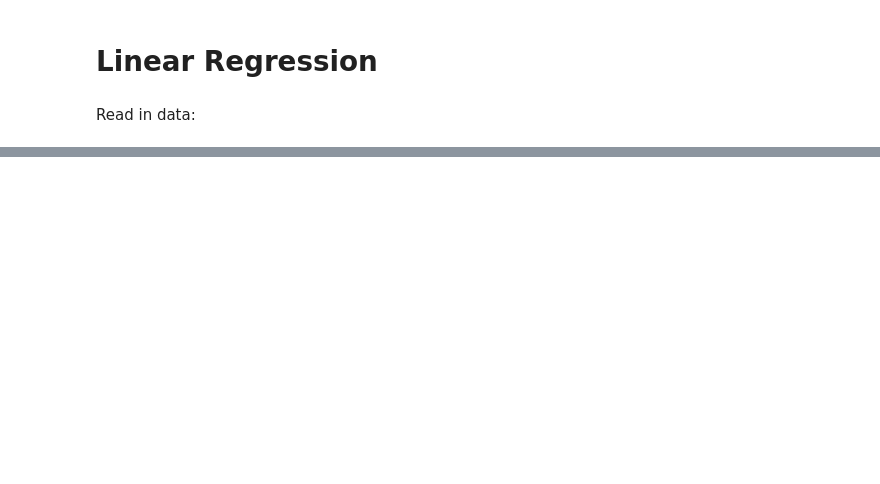
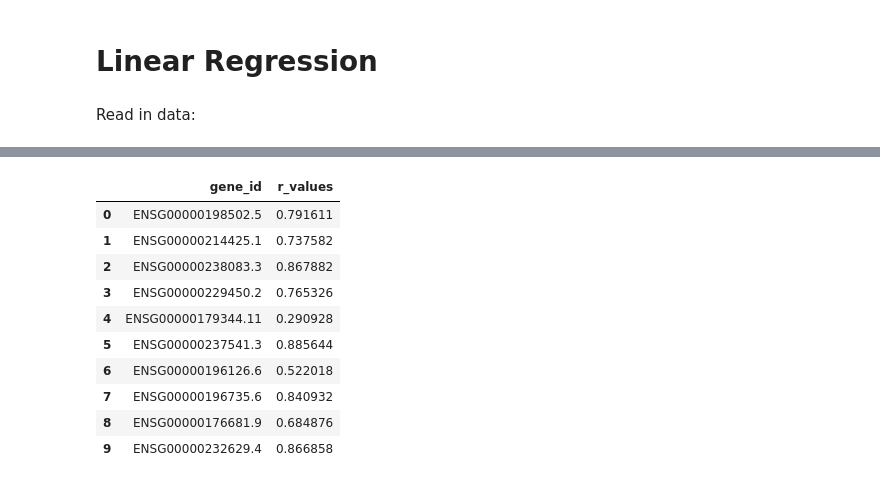
Before and after one commit to SarahOuologuem/lm-eqtl, a Jupyter notebook: task2/linear_regression.ipynb, the cells around one changed output, grey strips where cells are left out. Saved outputs shown, nothing was run; the diff lists cells and outputs as text; code cells hidden in the pictures; blank space fills up the shorter version.

```diff
--- a/task2/linear_regression.ipynb
+++ b/task2/linear_regression.ipynb
@@ -145,0 +120,16 @@ plt.show()
+# %%
+train_df = pd.DataFrame({"gene_id": r_values_train.keys(), "r_values": r_values_train.values()})
+test_df = pd.DataFrame({"gene_id": r_values_test.keys(), "r_values": r_values_test.values()})
+train_df
+# %% [output]
+|  | gene_id | r_values |
+| 0 | ENSG00000198502.5 | 0.791611 |
+| 1 | ENSG00000214425.1 | 0.737582 |
+| 2 | ENSG00000238083.3 | 0.867882 |
+| 3 | ENSG00000229450.2 | 0.765326 |
+| 4 | ENSG00000179344.11 | 0.290928 |
+| 5 | ENSG00000237541.3 | 0.885644 |
+| 6 | ENSG00000196126.6 | 0.522018 |
+| 7 | ENSG00000196735.6 | 0.840932 |
+| 8 | ENSG00000176681.9 | 0.684876 |
+| 9 | ENSG00000232629.4 | 0.866858 |
```
Also changed, not shown: parts of 28 cells of this notebook.
